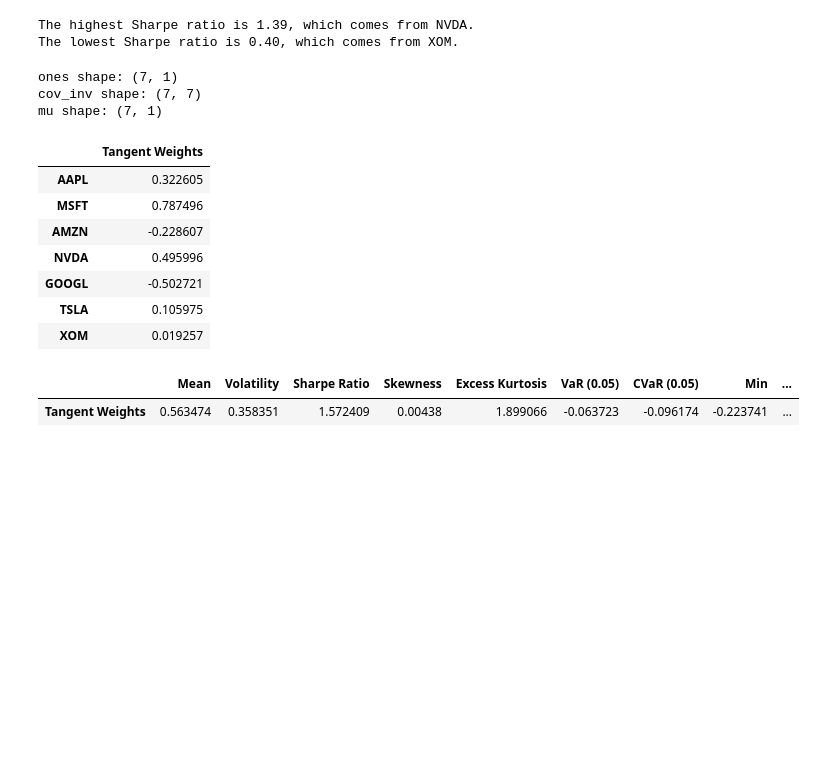
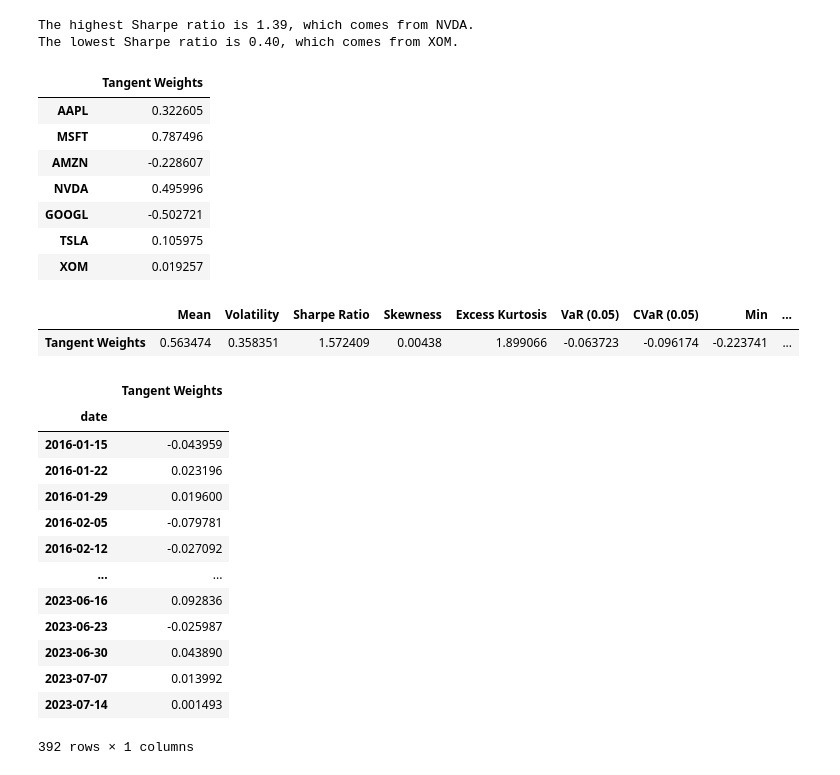
Before and after one commit to ekopen/finm-portfolio-2024, a Jupyter notebook: exams/MIdterm 1 Practice Eric Kopen.ipynb, the cells around one changed output. Drawn from its saved outputs; the diff is of its cells as text; code cells hidden in the pictures; blank space fills up the shorter version.

```diff
--- a/exams/MIdterm 1 Practice Eric Kopen.ipynb
+++ b/exams/MIdterm 1 Practice Eric Kopen.ipynb
@@ -95,6 +99,8 @@ print(f"The lowest Sharpe ratio is {min_sharpe_value:.2f}, which comes from {min
 The highest Sharpe ratio is 1.39, which comes from NVDA.
 The lowest Sharpe ratio is 0.40, which comes from XOM.
 # %%
+#uses matrix math to calculate covariance, and find the weights that maximize risk/return
+
 def tangency_weights(returns, cov_mat = 1):
 
     if cov_mat ==1:
@@ -106,20 +112,21 @@ def tangency_weights(returns, cov_mat = 1):
         cov_inv = np.linalg.inv((covmat*12))
 
     # ones = np.ones(returns.columns[1:].shape)
+    ones = np.ones((returns.shape[1], 1))
+
     # mu = returns.mean()*12
-    # scaling = 1/(np.transpose(ones) @ cov_inv @ mu)
-
-
-
-    ones = np.ones((returns.shape[1], 1))
     mu = returns.mean().values.reshape(-1, 1)  # Convert mu to a column vector
 
-    print("ones shape:", ones.shape)
-    print("cov_inv shape:", cov_inv.shape)
-    print("mu shape:", mu.shape)
+    # print("ones shape:", ones.shape)
+    # print("cov_inv shape:", cov_inv.shape)
+    # print("mu shape:", mu.shape)
 
+     # scaling = 1/(np.transpose(ones) @ cov_inv @ mu)
     scaling = 1 / (ones.T @ cov_inv @ mu)  # Transpose ones to make it a row vector
+
     tangent_return = scaling*(cov_inv @ mu)
+
+    # tangency_wts = pd.DataFrame(index = returns.columns[1:], data = tangent_return, columns = ['Tangent Weights'] )
     tangency_wts = pd.DataFrame(index = returns.columns[:], data = tangent_return[:], columns = ['Tangent Weights'] )
 
     return tangency_wts
@@ -127,9 +134,6 @@ def tangency_weights(returns, cov_mat = 1):
 w_t = tangency_weights(retsx.reset_index(drop=True), cov_mat=1)
 w_t
 # %% [output]
-ones shape: (7, 1)
-cov_inv shape: (7, 7)
-mu shape: (7, 1)
 |  | Tangent Weights |
 | AAPL | 0.322605 |
 | MSFT | 0.787496 |
@@ -138,9 +142,28 @@ mu shape: (7, 1)
 | GOOGL | -0.502721 |
 | TSLA | 0.105975 |
 | XOM | 0.019257 |
-# %%
-w_tan_summary_statistics = performance_summary(retsx @ w_t , 52)
-w_tan_summary_statistics
-# %% [output]
-|  | Mean | Volatility | Sharpe Ratio | Skewness | Excess Kurtosis | VaR (0.05) | CVaR (0.05) | Min | ... |
-| Tangent Weights | 0.563474 | 0.358351 | 1.572409 | 0.00438 | 1.899066 | -0.063723 | -0.096174 | -0.223741 | ... |
+# %%
+#applies the weights to our old returns to get weighted returns and then recalculates the summary statistics
+
+w_tan_summary_statistics = performance_summary(retsx @ w_t , 52)
+w_tan_summary_statistics
+# %% [output]
+|  | Mean | Volatility | Sharpe Ratio | Skewness | Excess Kurtosis | VaR (0.05) | CVaR (0.05) | Min | ... |
+| Tangent Weights | 0.563474 | 0.358351 | 1.572409 | 0.00438 | 1.899066 | -0.063723 | -0.096174 | -0.223741 | ... |
+# %%
+retsx @ w_t
+# %% [output]
+|  | Tangent Weights |
+| date |  |
+| 2016-01-15 | -0.043959 |
+| 2016-01-22 | 0.023196 |
+| 2016-01-29 | 0.019600 |
+| 2016-02-05 | -0.079781 |
+| 2016-02-12 | -0.027092 |
+| ... | ... |
+| 2023-06-16 | 0.092836 |
+| 2023-06-23 | -0.025987 |
+| 2023-06-30 | 0.043890 |
+| 2023-07-07 | 0.013992 |
+| 2023-07-14 | 0.001493 |
+392 rows × 1 columns
```
Also changed, not shown: parts of 9 cells of this notebook.
